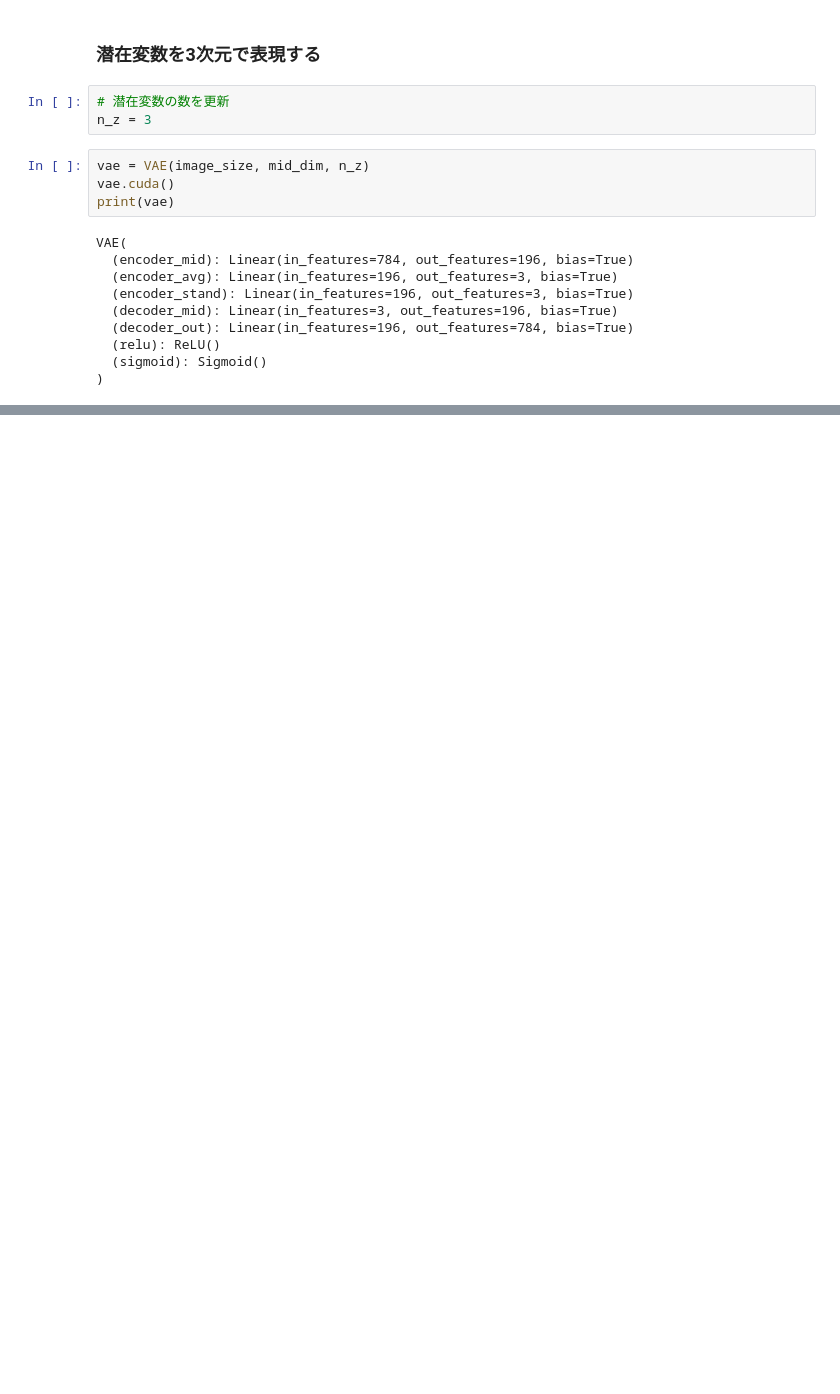
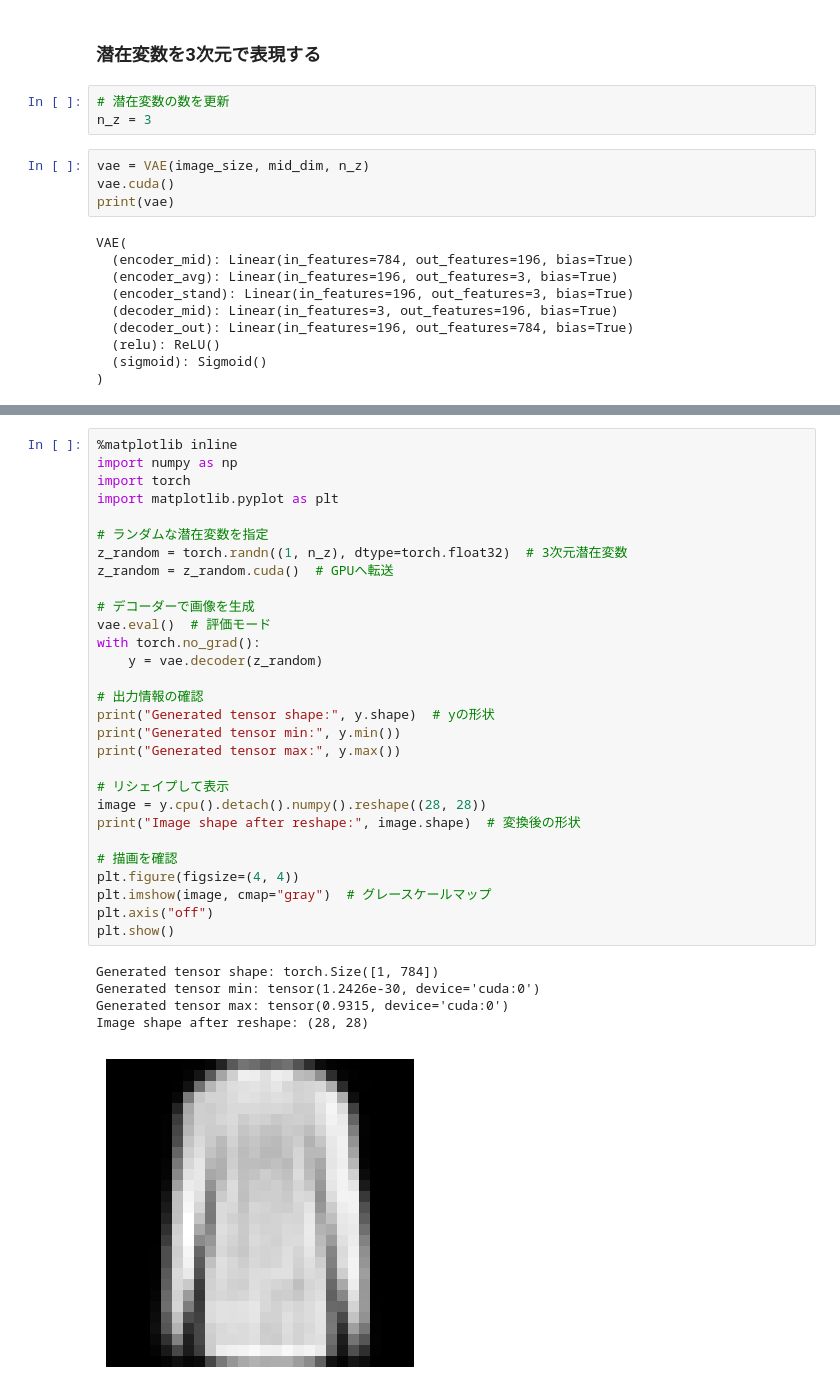
Before and after one commit to Yoshiki0418/-Generation-AI, a Jupyter notebook: VAE.ipynb, the cells around one changed output, grey strips where cells are left out. Saved outputs shown, nothing was run; the diff lists cells and outputs as text; blank space fills up the shorter version.

```diff
--- a/VAE.ipynb
+++ b/VAE.ipynb
@@ -549,0 +726,35 @@ NameError: name 'vae' is not defined
+# %%
+%matplotlib inline
+import numpy as np
+import torch
+import matplotlib.pyplot as plt
+
+# ランダムな潜在変数を指定
+z_random = torch.randn((1, n_z), dtype=torch.float32)  # 3次元潜在変数
+z_random = z_random.cuda()  # GPUへ転送
+
+# デコーダーで画像を生成
+vae.eval()  # 評価モード
+with torch.no_grad():
+    y = vae.decoder(z_random)
+
+# 出力情報の確認
+print("Generated tensor shape:", y.shape)  # yの形状
+print("Generated tensor min:", y.min())
+print("Generated tensor max:", y.max())
+
+# リシェイプして表示
+image = y.cpu().detach().numpy().reshape((28, 28))
+print("Image shape after reshape:", image.shape)  # 変換後の形状
+
+# 描画を確認
+plt.figure(figsize=(4, 4))
+plt.imshow(image, cmap="gray")  # グレースケールマップ
+plt.axis("off")
+plt.show()
+# %% [output]
+Generated tensor shape: torch.Size([1, 784])
+Generated tensor min: tensor(1.2426e-30, device='cuda:0')
+Generated tensor max: tensor(0.9315, device='cuda:0')
+Image shape after reshape: (28, 28)
+[figure, added]
```
Also changed, not shown: parts of 17 cells of this notebook.
